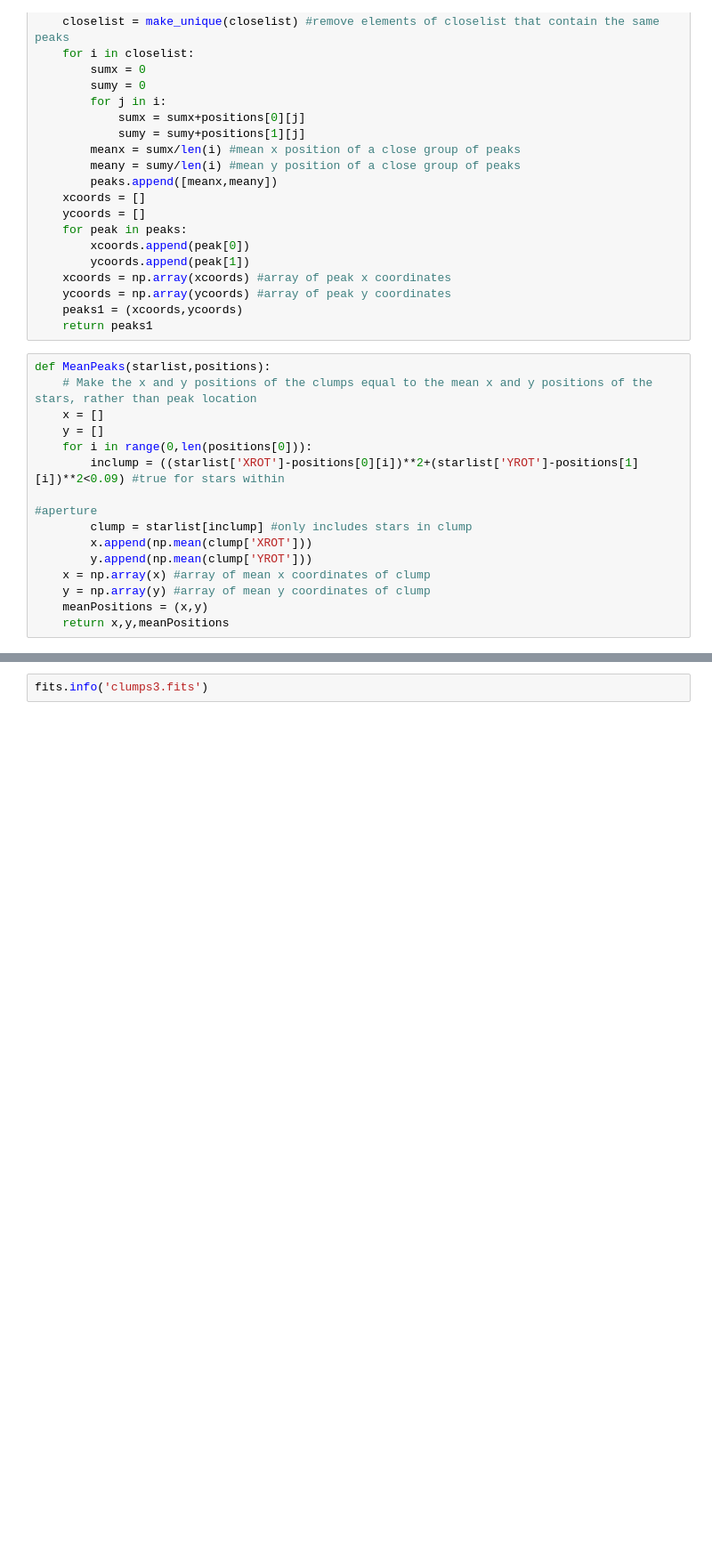
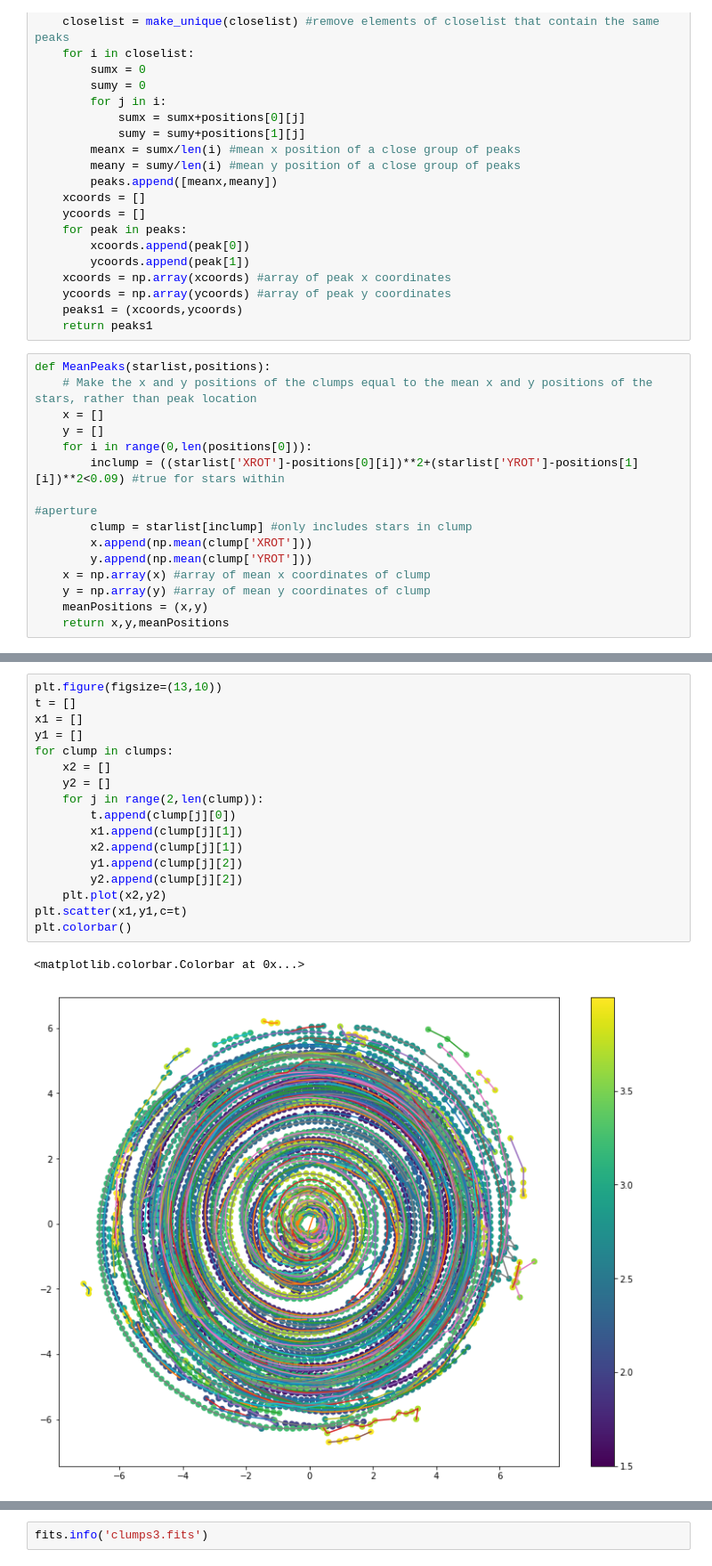
Before and after one commit to BethanyGarver/clumpy-star-formation, a Jupyter notebook: ClusterFinderPhotutils-checkpoint.ipynb, the cells around one changed output, grey strips where cells are left out. Shown at 89% size. Cells and saved outputs as stored; diff of their text form; blank space fills up the shorter version.

```diff
--- a/ClusterFinderPhotutils-checkpoint.ipynb
+++ b/ClusterFinderPhotutils-checkpoint.ipynb
@@ -290,0 +308,20 @@ plt.imshow(im, cmap='Greys_r', extent=extent)
+# %%
+plt.figure(figsize=(13,10))
+t = []
+x1 = []
+y1 = []
+for clump in clumps:
+    x2 = []
+    y2 = []
+    for j in range(2,len(clump)):
+        t.append(clump[j][0])
+        x1.append(clump[j][1])
+        x2.append(clump[j][1])
+        y1.append(clump[j][2])
+        y2.append(clump[j][2])
+    plt.plot(x2,y2)
+plt.scatter(x1,y1,c=t)
+plt.colorbar()
+# %% [output]
+<matplotlib.colorbar.Colorbar at 0x...>
+[figure, added]
```
Also changed, not shown: parts of 8 cells of this notebook.
